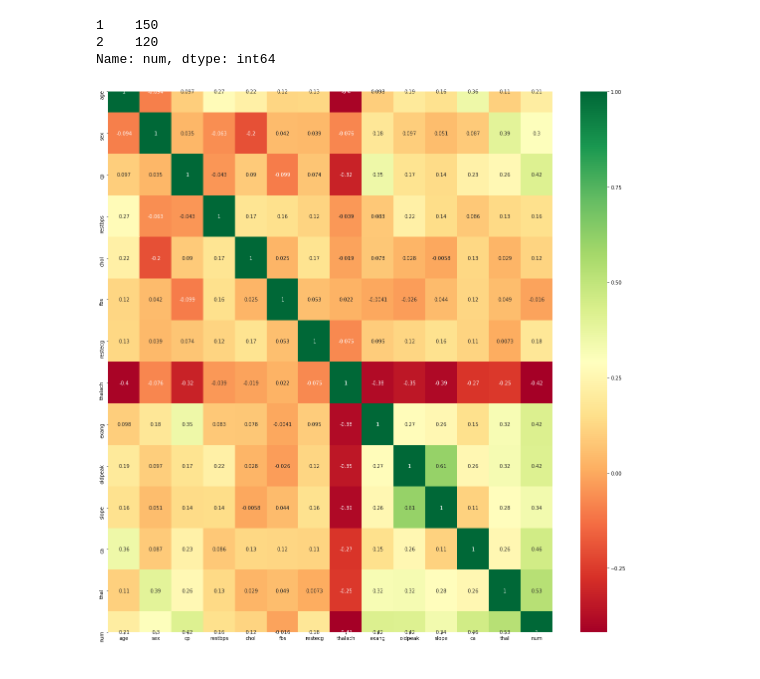
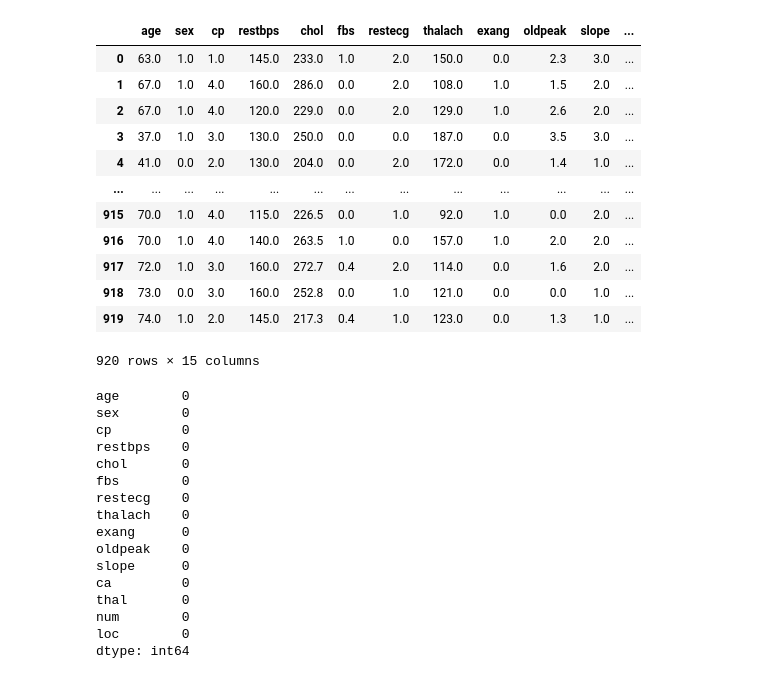
Before and after one commit to JoeBater/OtherMedical, a Jupyter notebook: Cleveland Heart Disease.ipynb, the cells around one changed output. Cells and saved outputs as stored; diff of their text form; code cells hidden in the pictures.

```diff
--- a/Cleveland Heart Disease.ipynb
+++ b/Cleveland Heart Disease.ipynb
@@ -23,0 +105,14 @@ df.head()
+# %%
+path = 'C:/ML/heart disease/processed.switzerland.data'
+
+df2 = pd.read_csv(path, encoding='utf8', header=None, na_values='?')
+cols = ['age', 'sex', 'cp', 'restbps', 'chol', 'fbs', 'restecg', 'thalach', 'exang', 'oldpeak', 'slope', 'ca', 'thal', 'num']
+df2.columns = cols
+
+df2['chol'] = np.NaN
+
+df2['loc'] = 3
+df2
+
+df = df.append(df2)
+df
@@ -23,0 +133,4 @@ df.head()
+# %%
+df = df.reset_index(drop=True)
+
+df.isna().sum()
@@ -24,13 +169,16 @@ df.head()
 # %%
-df['num'].value_counts()
+df
 # %% [output]
+|  | age | sex | cp | restbps | chol | fbs | restecg | thalach | exang | oldpeak | slope | ... |
+| 0 | 63.0 | 1.0 | 1.0 | 145.0 | 233.0 | 1.0 | 2.0 | 150.0 | 0.0 | 2.3 | 3.0 | ... |
+| 1 | 67.0 | 1.0 | 4.0 | 160.0 | 286.0 | 0.0 | 2.0 | 108.0 | 1.0 | 1.5 | 2.0 | ... |
+| 2 | 67.0 | 1.0 | 4.0 | 120.0 | 229.0 | 0.0 | 2.0 | 129.0 | 1.0 | 2.6 | 2.0 | ... |
+| 3 | 37.0 | 1.0 | 3.0 | 130.0 | 250.0 | 0.0 | 0.0 | 187.0 | 0.0 | 3.5 | 3.0 | ... |
+| 4 | 41.0 | 0.0 | 2.0 | 130.0 | 204.0 | 0.0 | 2.0 | 172.0 | 0.0 | 1.4 | 1.0 | ... |
+| ... | ... | ... | ... | ... | ... | ... | ... | ... | ... | ... | ... | ... |
+| 915 | 70.0 | 1.0 | 4.0 | 115.0 | 226.5 | 0.0 | 1.0 | 92.0 | 1.0 | 0.0 | 2.0 | ... |
+| 916 | 70.0 | 1.0 | 4.0 | 140.0 | 263.5 | 1.0 | 0.0 | 157.0 | 1.0 | 2.0 | 2.0 | ... |
+| 917 | 72.0 | 1.0 | 3.0 | 160.0 | 272.7 | 0.4 | 2.0 | 114.0 | 0.0 | 1.6 | 2.0 | ... |
+| 918 | 73.0 | 0.0 | 3.0 | 160.0 | 252.8 | 0.0 | 1.0 | 121.0 | 0.0 | 0.0 | 1.0 | ... |
+| 919 | 74.0 | 1.0 | 2.0 | 145.0 | 217.3 | 0.4 | 1.0 | 123.0 | 0.0 | 1.3 | 1.0 | ... |
-1    150
-2    120
-Name: num, dtype: int64
+920 rows × 15 columns
-# %%
-cm = df.corr()
-tcf = cm.index
-plt.figure(figsize=(20,20))
-g = sns.heatmap(df[tcf].corr(), annot=True, cmap='RdYlGn')
-# %% [output]
-[figure, removed]
@@ -39,0 +185,19 @@ y = df.iloc[:,13]
+# %%
+df.isna().sum()
+# %% [output]
+age        0
+sex        0
+cp         0
+restbps    0
+chol       0
+fbs        0
+restecg    0
+thalach    0
+exang      0
+oldpeak    0
+slope      0
+ca         0
+thal       0
+num        0
+loc        0
+dtype: int64
```
Also changed, not shown: parts of 24 cells of this notebook.
